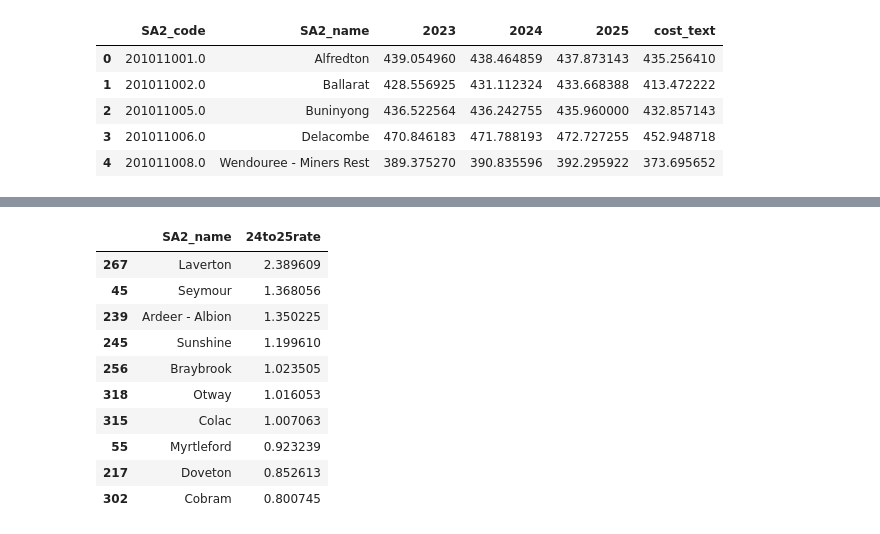
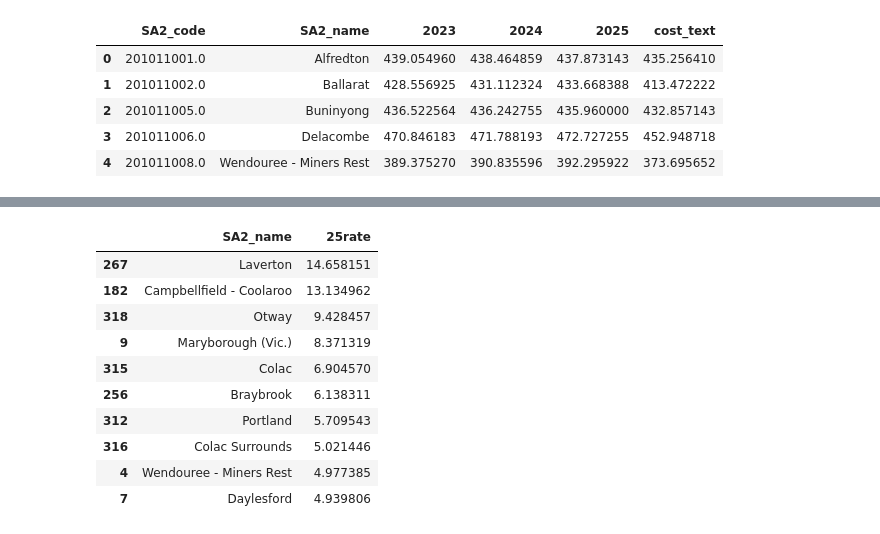
Before and after one commit to MAST30034-Applied-Data-Science/generic-real-estate-consulting-project-group-22, a Jupyter notebook: notebooks/linear_predict.ipynb, the cells around one changed output, grey strips where cells are left out. Saved outputs shown, nothing was run; the diff lists cells and outputs as text; code cells hidden in the pictures.

```diff
--- a/notebooks/linear_predict.ipynb
+++ b/notebooks/linear_predict.ipynb
@@ -410,9 +410,9 @@ df4.head()
 | 4 | 201011008.0 | Wendouree - Miners Rest | 389.375270 | 390.835596 | 392.295922 | 373.695652 |
 # %%
 # calculate increase in rent each year
-df4['22to23dif']=df4['2023']-df4['cost_text']
-df4['23to24dif']=df4['2024']-df4['2023']
-df4['24to25dif']=df4['2025']-df4['2024']
+df4['23dif']=df4['2023']-df4['cost_text']
+df4['24dif']=df4['2024']-df4['cost_text']
+df4['25dif']=df4['2025']-df4['cost_text']
 # df4['22to23dif']=df4['2023']-df4['cost_text']
 # df4['23to24dif']=df4['2024']-df4['2023']
 # df4['24to25dif']=df4['2025']-df4['2024']
@@ -428,8 +428,8 @@ df4.head()
 # %%
 # calculate how much the rent increase for each suburb by percentage
-df4['22to23rate']=((df4['2023']-df4['cost_text'])/df4['cost_text'])*100
-df4['23to24rate']=((df4['2024']-df4['2023'])/df4['2023'])*100
-df4['24to25rate']=((df4['2025']-df4['2024'])/df4['2024'])*100
+df4['23rate']=((df4['2023']-df4['cost_text'])/df4['cost_text'])*100
+df4['24rate']=((df4['2024']-df4['cost_text'])/df4['cost_text'])*100
+df4['25rate']=((df4['2025']-df4['cost_text'])/df4['cost_text'])*100
 # df4['22to23dif']=df4['2023']-df4['cost_text']
 # df4['23to24dif']=df4['2024']-df4['2023']
 # df4['24to25dif']=df4['2025']-df4['2024']
@@ -520,15 +520,15 @@ df4.sort_values('23to24rate',ascending=False).head(10)[['SA2_name','23to24rate']
 # %%
 # 2025 top 10 suburb with highest rent increasing by rate(percentage)
-df4.sort_values('24to25rate',ascending=False).head(10)[['SA2_name','24to25rate']]
+df4.sort_values('25rate',ascending=False).head(10)[['SA2_name','25rate']]
 # %% [output]
-|  | SA2_name | 24to25rate |
-| 267 | Laverton | 2.389609 |
-| 45 | Seymour | 1.368056 |
-| 239 | Ardeer - Albion | 1.350225 |
-| 245 | Sunshine | 1.199610 |
-| 256 | Braybrook | 1.023505 |
-| 318 | Otway | 1.016053 |
-| 315 | Colac | 1.007063 |
-| 55 | Myrtleford | 0.923239 |
-| 217 | Doveton | 0.852613 |
-| 302 | Cobram | 0.800745 |
+|  | SA2_name | 25rate |
+| 267 | Laverton | 14.658151 |
+| 182 | Campbellfield - Coolaroo | 13.134962 |
+| 318 | Otway | 9.428457 |
+| 9 | Maryborough (Vic.) | 8.371319 |
+| 315 | Colac | 6.904570 |
+| 256 | Braybrook | 6.138311 |
+| 312 | Portland | 5.709543 |
+| 316 | Colac Surrounds | 5.021446 |
+| 4 | Wendouree - Miners Rest | 4.977385 |
+| 7 | Daylesford | 4.939806 |
```
Also changed, not shown: parts of 10 cells of this notebook, 1 other file.
